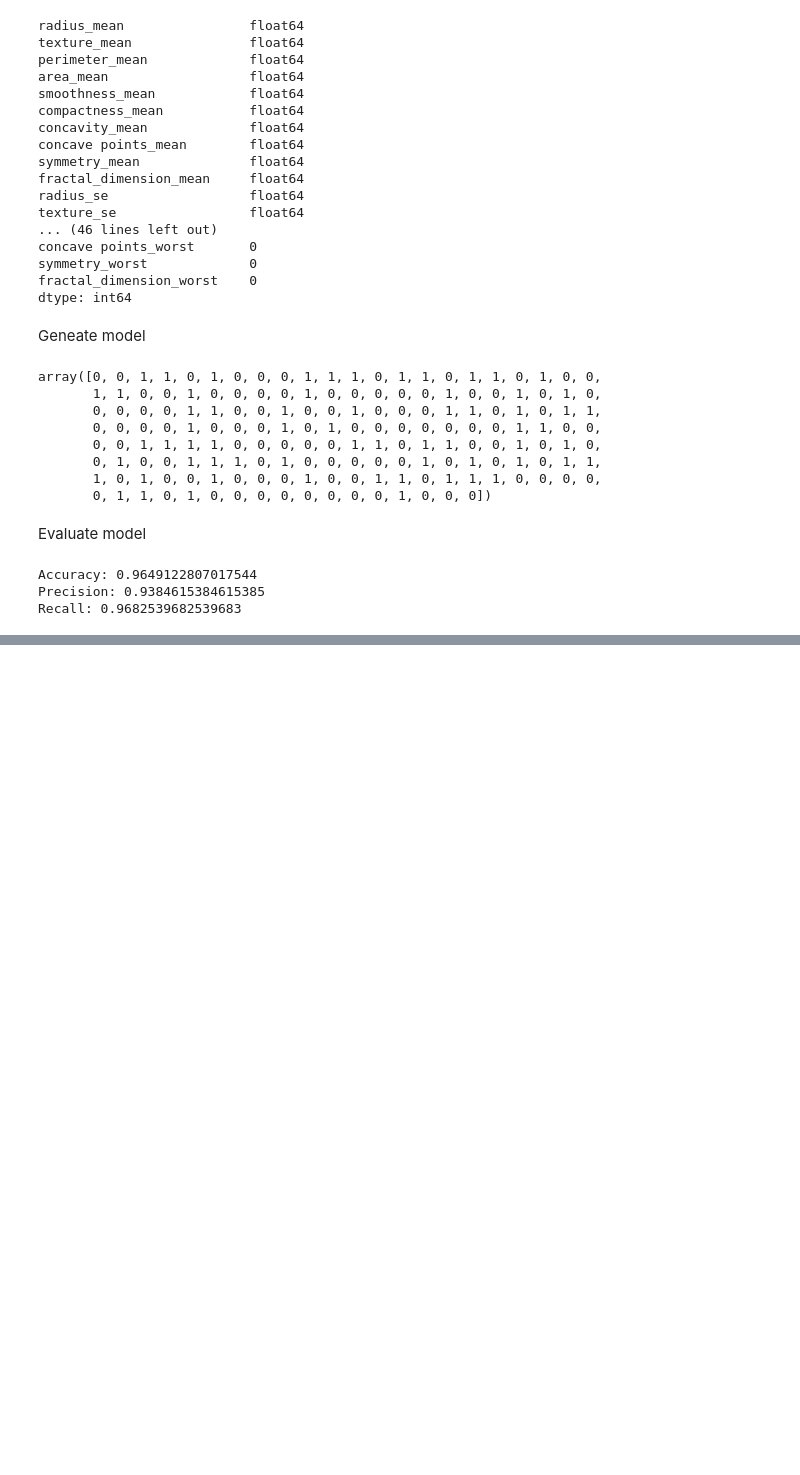
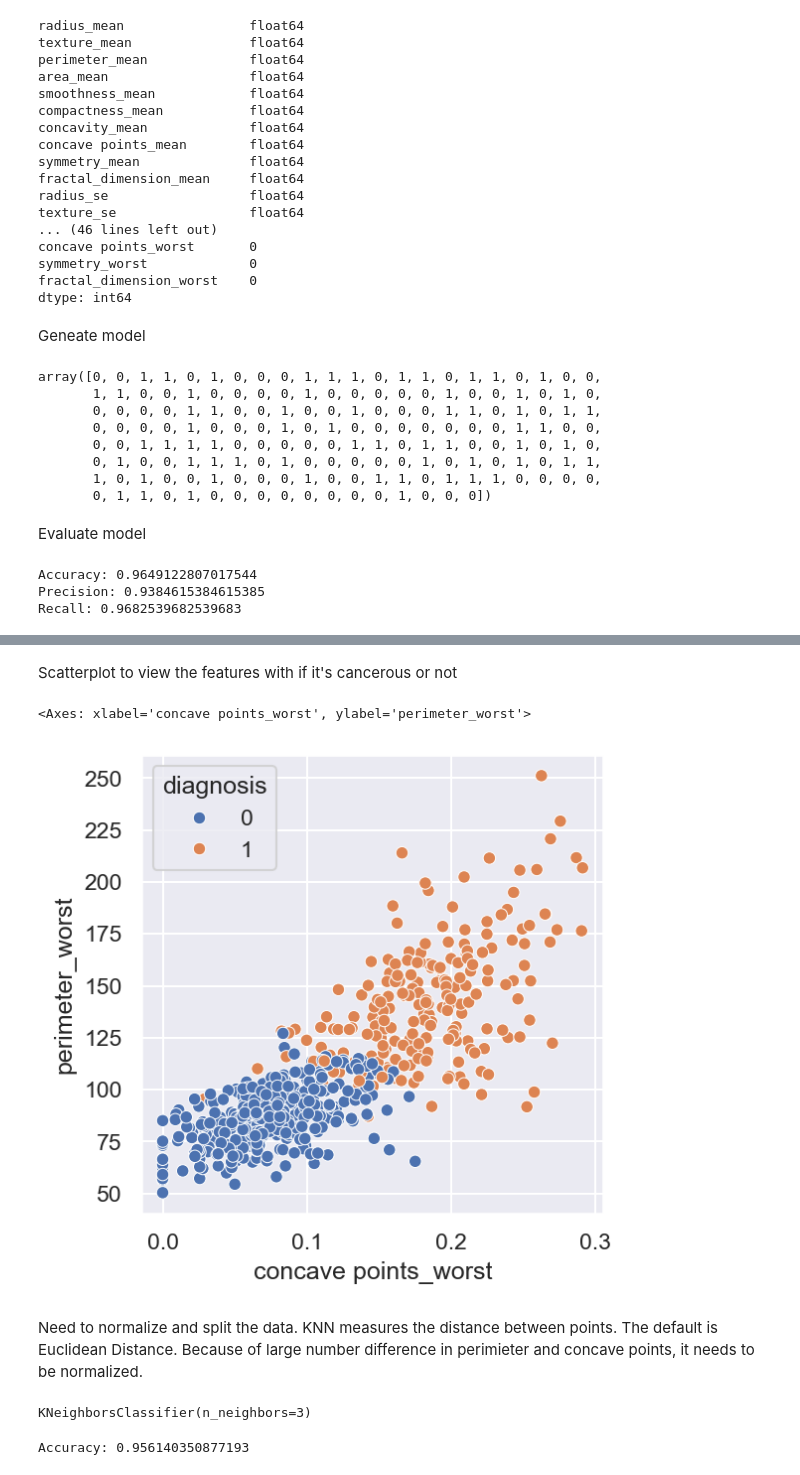
Before and after one commit to mgkosten/CS3870_FinalProject, a Jupyter notebook: finalProject.ipynb, the cells around one changed output, grey strips where cells are left out. Drawn from its saved outputs; the diff is of its cells as text; code cells hidden in the pictures; blank space fills up the shorter version.

Commit message:
Add KNN and graph for KNN

```diff
--- a/finalProject.ipynb
+++ b/finalProject.ipynb
@@ -275,0 +292,9 @@ Recall: 0.9682539682539683
+# %% [markdown]
+Scatterplot to view the features with if it's cancerous or not
+# %%
+sns.scatterplot(x=df['concave points_worst'], y=df['perimeter_worst'], hue=df['diagnosis'])
+# %% [output]
+<Axes: xlabel='concave points_worst', ylabel='perimeter_worst'>
+[figure, added]
+# %% [markdown]
+Need to normalize and split the data. KNN measures the distance between points. The default is Euclidean Distance. Because of large number difference in perimieter and concave points, it needs to be normalized.
@@ -275,0 +315,16 @@ Recall: 0.9682539682539683
+# %%
+from sklearn.neighbors import KNeighborsClassifier
+
+knn = KNeighborsClassifier(n_neighbors=3)
+knn.fit(X_train, y_train)
+# %% [output]
+KNeighborsClassifier(n_neighbors=3)
+# %%
+from sklearn.metrics import accuracy_score
+
+y_pred = knn.predict(X_test)
+
+accuracy = accuracy_score(y_test, y_pred)
+print("Accuracy:", accuracy)
+# %% [output]
+Accuracy: 0.956140350877193
```
Also changed, not shown: parts of 18 cells of this notebook.
